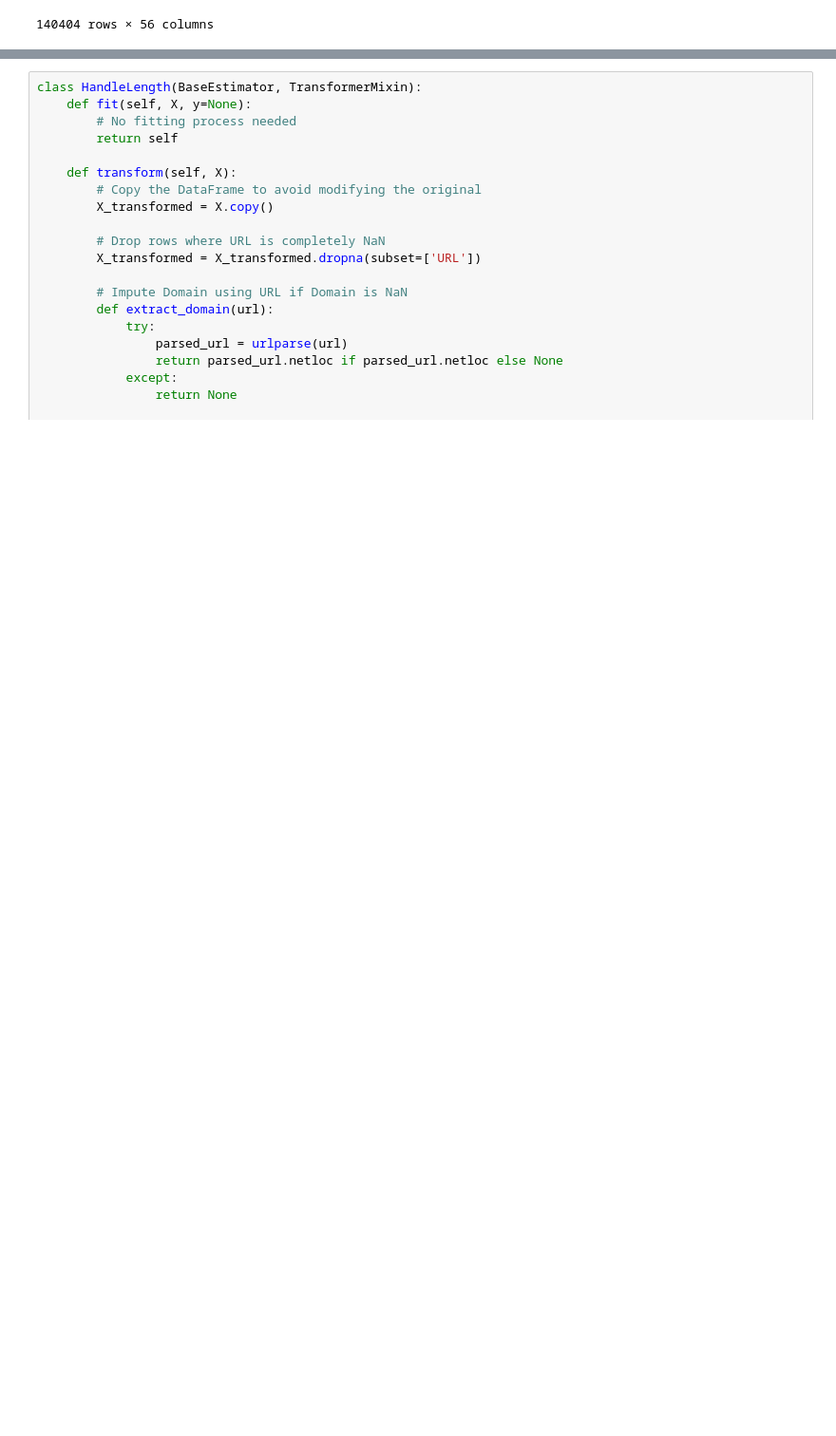
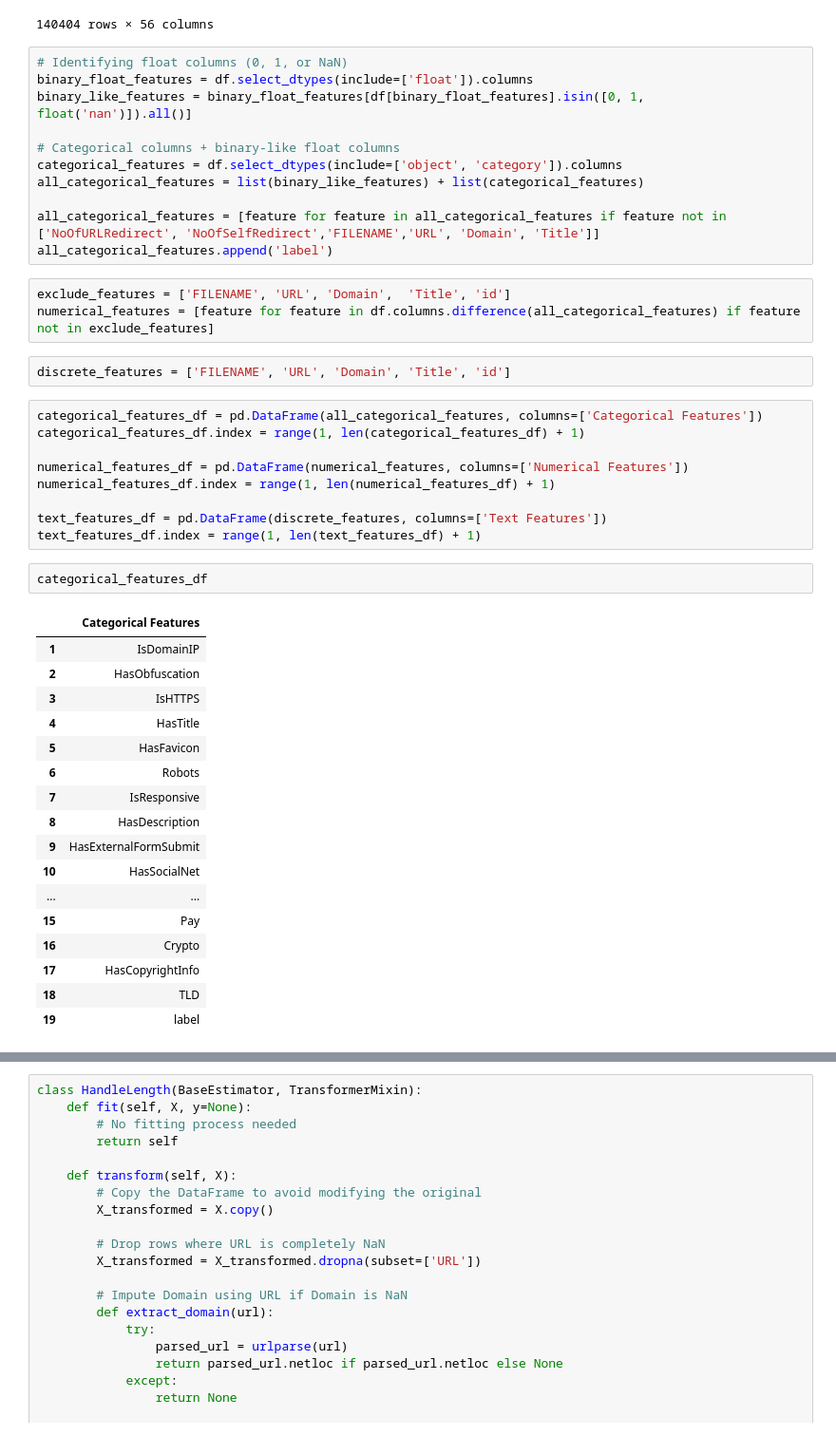
Before and after one commit to rickywijayaaa/Tubes2DAI, a Jupyter notebook: ji.ipynb, the cells around one changed output, grey strips where cells are left out. Shown at 95% size. Saved outputs shown, nothing was run; the diff lists cells and outputs as text; blank space fills up the shorter version.

```diff
--- a/ji.ipynb
+++ b/ji.ipynb
@@ -26,6 +26,51 @@ df
 | 140402 | 235794 | NaN | https://www.fedarb.com | 21.0 | NaN | 14.0 | NaN | NaN | ... |
 | 140403 | 235795 | 464776.txt | https://www.risenenergy.com | 26.0 | www.risenenergy.com | 19.0 | NaN | NaN | ... |
 140404 rows × 56 columns
+# %%
+# Identifying float columns (0, 1, or NaN)
+binary_float_features = df.select_dtypes(include=['float']).columns
+binary_like_features = binary_float_features[df[binary_float_features].isin([0, 1, float('nan')]).all()]
+
+# Categorical columns + binary-like float columns
+categorical_features = df.select_dtypes(include=['object', 'category']).columns
+all_categorical_features = list(binary_like_features) + list(categorical_features)
+
+all_categorical_features = [feature for feature in all_categorical_features if feature not in ['NoOfURLRedirect', 'NoOfSelfRedirect','FILENAME','URL', 'Domain', 'Title']]
+all_categorical_features.append('label')
+# %%
+exclude_features = ['FILENAME', 'URL', 'Domain',  'Title', 'id']
+numerical_features = [feature for feature in df.columns.difference(all_categorical_features) if feature not in exclude_features]
+# %%
+discrete_features = ['FILENAME', 'URL', 'Domain', 'Title', 'id']
+# %%
+categorical_features_df = pd.DataFrame(all_categorical_features, columns=['Categorical Features'])
+categorical_features_df.index = range(1, len(categorical_features_df) + 1)
+
+numerical_features_df = pd.DataFrame(numerical_features, columns=['Numerical Features'])
+numerical_features_df.index = range(1, len(numerical_features_df) + 1)
+
+text_features_df = pd.DataFrame(discrete_features, columns=['Text Features'])
+text_features_df.index = range(1, len(text_features_df) + 1)
+# %%
+categorical_features_df
+# %% [output]
+|  | Categorical Features |
+| 1 | IsDomainIP |
+| 2 | HasObfuscation |
+| 3 | IsHTTPS |
+| 4 | HasTitle |
+| 5 | HasFavicon |
+| 6 | Robots |
+| 7 | IsResponsive |
+| 8 | HasDescription |
+| 9 | HasExternalFormSubmit |
+| 10 | HasSocialNet |
+| ... | ... |
+| 15 | Pay |
+| 16 | Crypto |
+| 17 | HasCopyrightInfo |
+| 18 | TLD |
+| 19 | label |
 # %%
 from sklearn.model_selection import train_test_split
 
```
Also changed, not shown: parts of 34 cells of this notebook, 6 other files.
